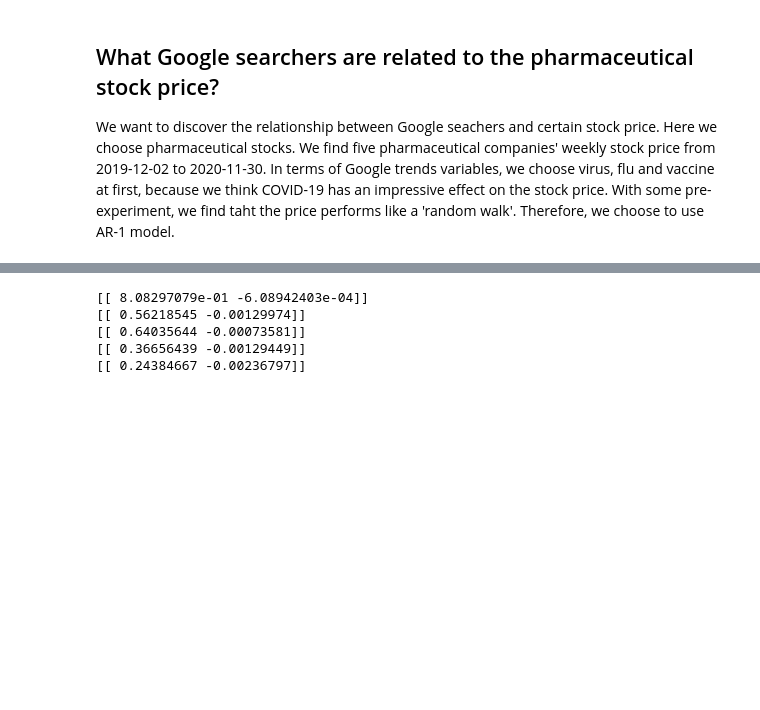
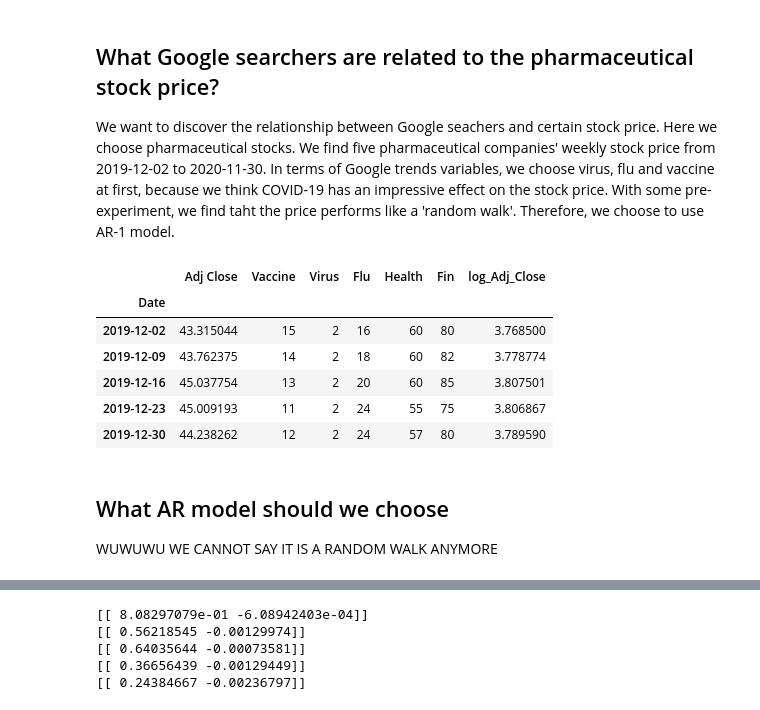
Before and after one commit to epfl-ada/ada-2020-project-milestone-p3-p3_illusions, a Jupyter notebook: extension_2020.ipynb, the cells around one changed output, grey strips where cells are left out. Cells and saved outputs as stored; diff of their text form; code cells hidden in the pictures; blank space fills up the shorter version.

```diff
--- a/extension_2020.ipynb
+++ b/extension_2020.ipynb
@@ -29,6 +25,16 @@ JNJ_2020['log_Adj_Close'] = np.log(JNJ_2020['Adj Close'])
 MRK_2020['log_Adj_Close'] = np.log(MRK_2020['Adj Close'])
 PFE_2020['log_Adj_Close'] = np.log(PFE_2020['Adj Close'])
 SNY_2020['log_Adj_Close'] = np.log(SNY_2020['Adj Close'])
+# %%
+GSK_2020.head()
+# %% [output]
+|  | Adj Close | Vaccine | Virus | Flu | Health | Fin | log_Adj_Close |
+| Date |  |  |  |  |  |  |  |
+| 2019-12-02 | 43.315044 | 15 | 2 | 16 | 60 | 80 | 3.768500 |
+| 2019-12-09 | 43.762375 | 14 | 2 | 18 | 60 | 82 | 3.778774 |
+| 2019-12-16 | 45.037754 | 13 | 2 | 20 | 60 | 85 | 3.807501 |
+| 2019-12-23 | 45.009193 | 11 | 2 | 24 | 55 | 75 | 3.806867 |
+| 2019-12-30 | 44.238262 | 12 | 2 | 24 | 57 | 80 | 3.789590 |
 # %%
 # Actual Value
 GSK_actual_2020 = GSK_2020['log_Adj_Close'][2:]
@@ -36,3 +42,6 @@ JNJ_actual_2020 = JNJ_2020['log_Adj_Close'][2:]
 MRK_actual_2020 = MRK_2020['log_Adj_Close'][2:]
 PFE_actual_2020 = PFE_2020['log_Adj_Close'][2:]
 SNY_actual_2020 = SNY_2020['log_Adj_Close'][2:]
+# %% [markdown]
+## What AR model should we choose
+WUWUWU WE CANNOT SAY IT IS A RANDOM WALK ANYMORE
```
Also changed, not shown: parts of 7 cells of this notebook, 1 other file.
